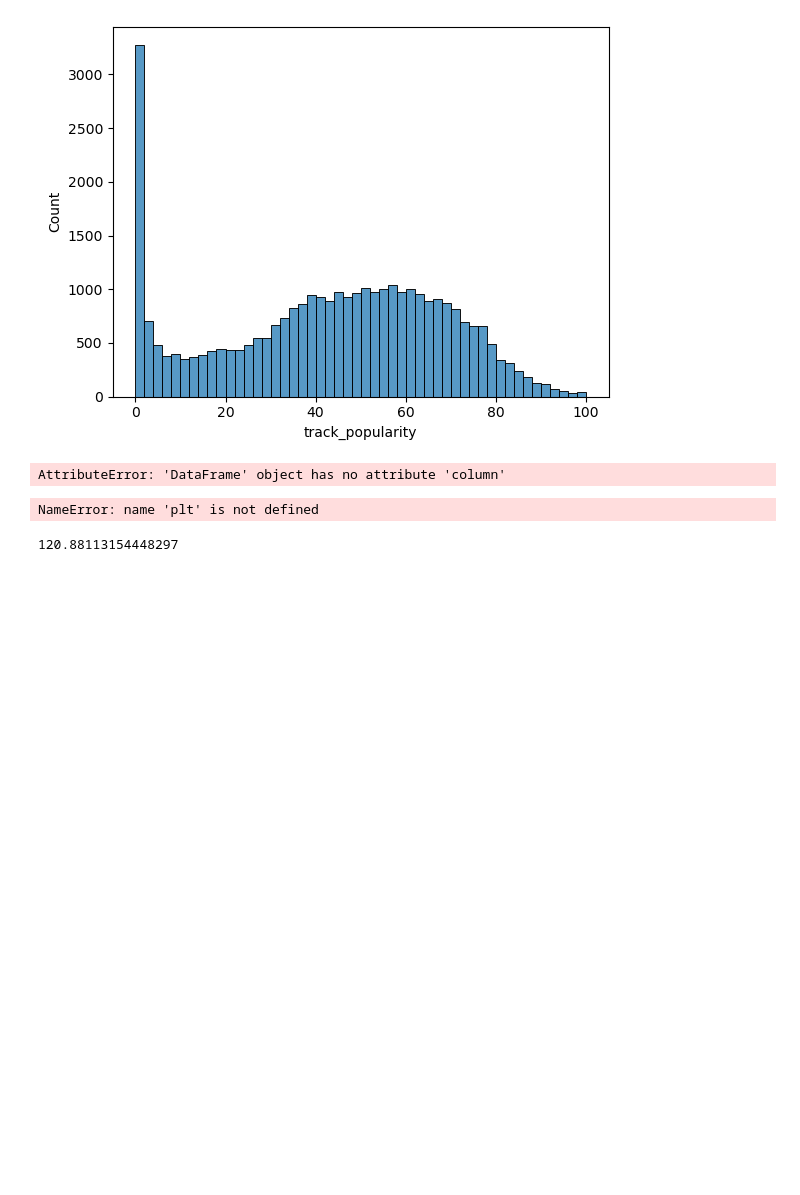
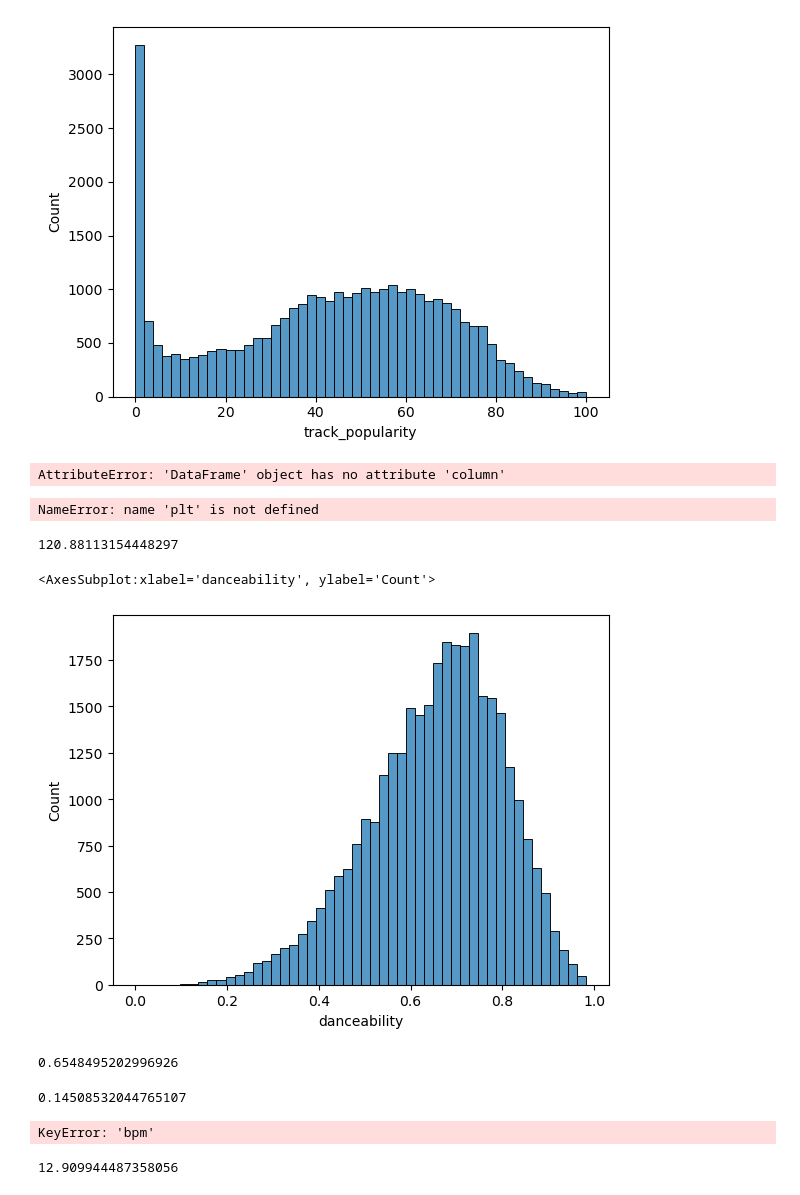
Before and after one commit to Endver/AI-at-CCIC, a Jupyter notebook: Simester 1/Spotify/MoreSpotify.ipynb, the cells around one changed output. Drawn from its saved outputs; the diff is of its cells as text; code cells hidden in the pictures; blank space fills up the shorter version.

```diff
--- a/Simester 1/Spotify/MoreSpotify.ipynb
+++ b/Simester 1/Spotify/MoreSpotify.ipynb
@@ -50,3 +50,49 @@ def avg(col):
 avg(df["tempo"])
 # %% [output]
 120.88113154448297
+# %%
+sns.histplot(data=df, x= "danceability", bins=50)
+# %% [output]
+<AxesSubplot:xlabel='danceability', ylabel='Count'>
+[figure, added]
+# %%
+avg(df["danceability"])
+# %% [output]
+0.6548495202996926
+# %%
+def standard_deviation(column):
+    std = df[column].std()
+    return std
+standard_deviation("danceability")
+# %% [output]
+0.14508532044765107
+# %%
+def avg(column):
+    sum = 0
+    for value in column:
+        sum += value
+        return avg
+avg(df["bpm"])
+# %% [output]
+KeyError: 'bpm'
+# %%
+import pandas as pd
+
+# Define the function
+def standard_deviation(column):
+    # Ensure the column is numeric before calculating std
+    if pd.api.types.is_numeric_dtype(column):
+        std = column.std()
+        return std
+    else:
+        raise ValueError("The column is not numeric.")
+
+# Example usage with a DataFrame
+data = {'track_name': ['Song1', 'Song2', 'Song3', 'Song4'], 'bpm': [120, 130, 140, 150]}
+df = pd.DataFrame(data)
+
+# Compute standard deviation of the 'bpm' column
+std_bpm = standard_deviation(df['bpm'])
+print(std_bpm)
+# %% [output]
+12.909944487358056
```
